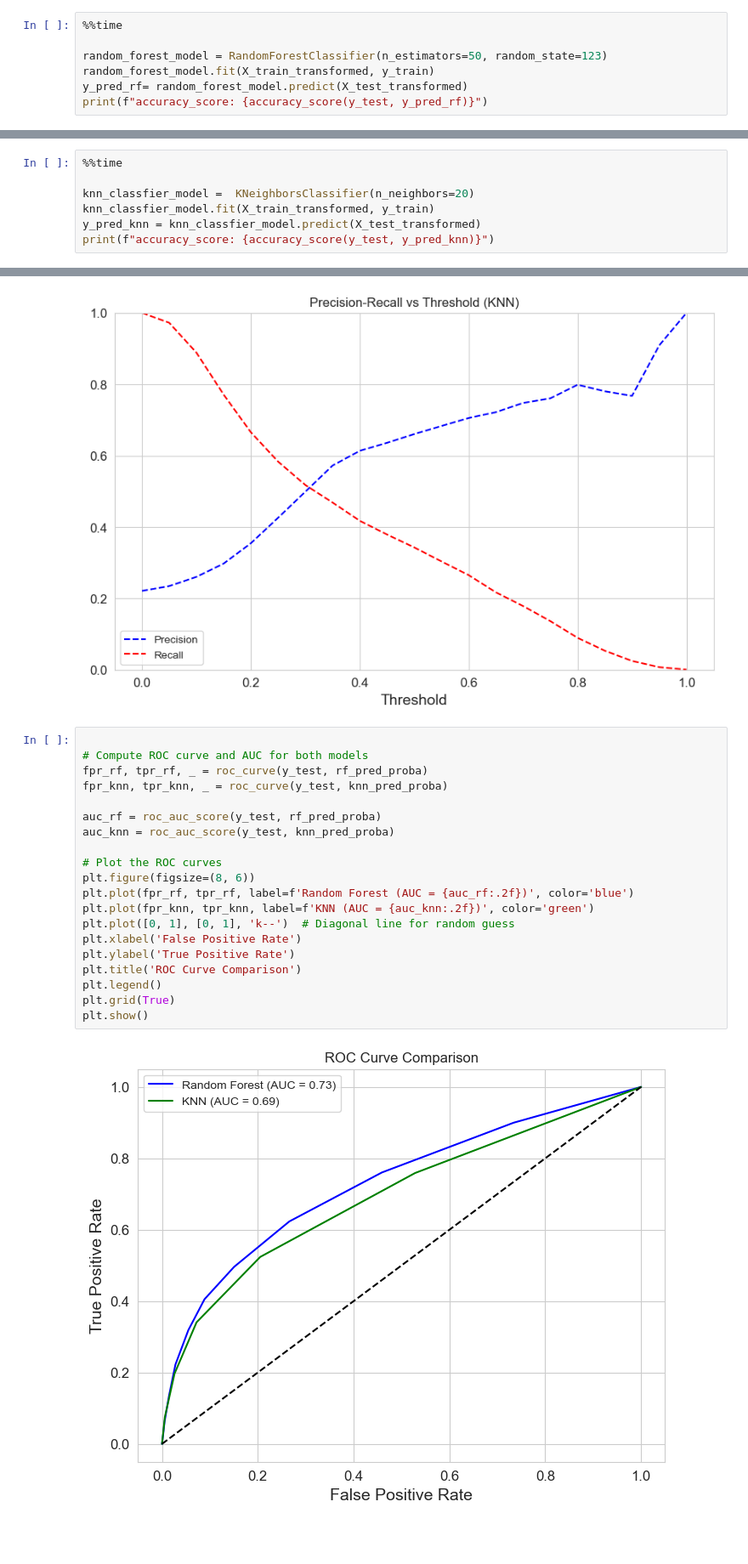
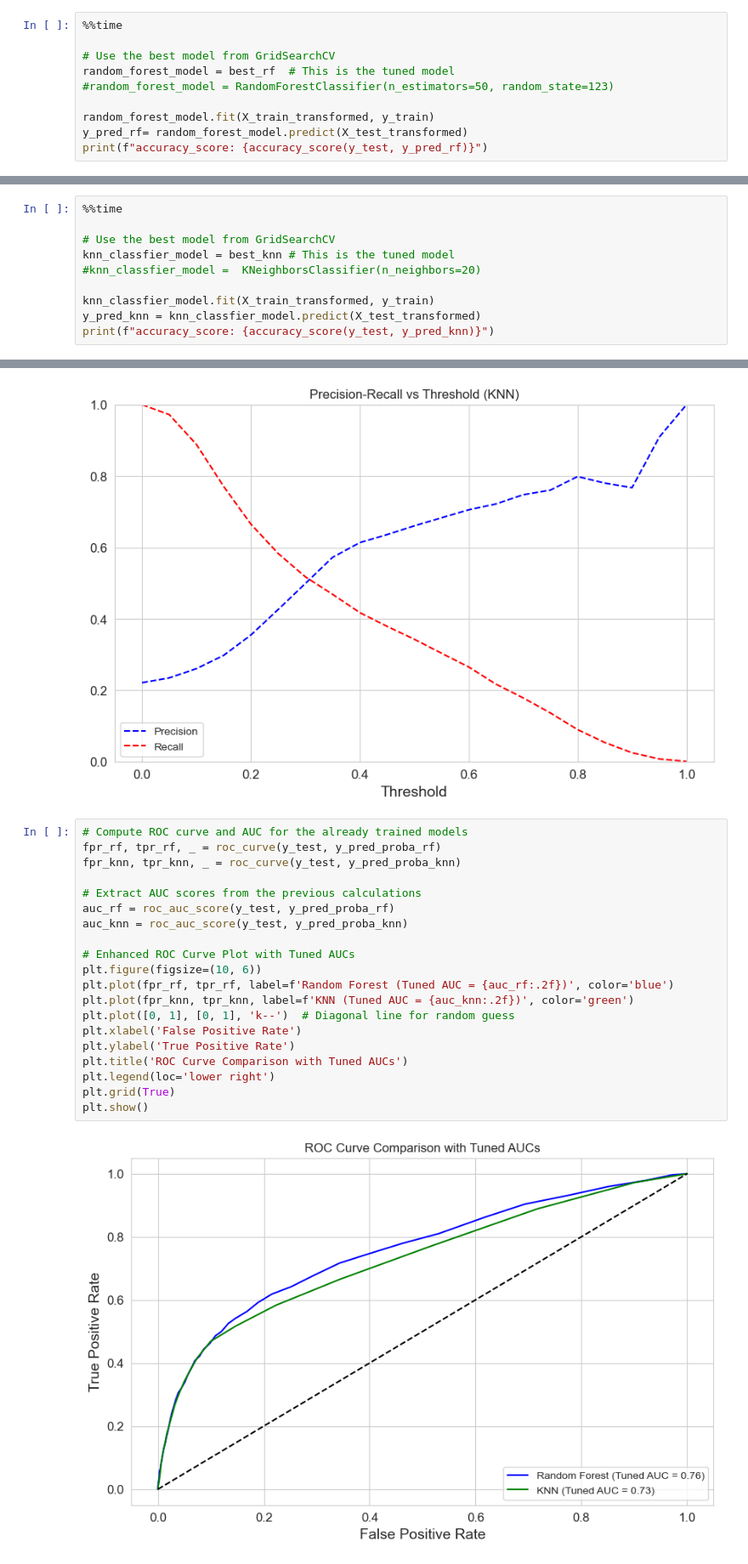
Before and after one commit to JordanVercillo/data_science, a Jupyter notebook: machine_learning/assignments/assignment1.ipynb, the cells around one changed output, grey strips where cells are left out. Shown at 85% size. Drawn from its saved outputs; the diff is of its cells as text; blank space fills up the shorter version.

```diff
--- a/machine_learning/assignments/assignment1.ipynb
+++ b/machine_learning/assignments/assignment1.ipynb
@@ -520,7 +520,10 @@ KNN best score (CV AUC): 0.7373200110293013
 # %%
 %%time
 
-random_forest_model = RandomForestClassifier(n_estimators=50, random_state=123)
+# Use the best model from GridSearchCV
+random_forest_model = best_rf  # This is the tuned model
+#random_forest_model = RandomForestClassifier(n_estimators=50, random_state=123)
+
 random_forest_model.fit(X_train_transformed, y_train)
 y_pred_rf= random_forest_model.predict(X_test_transformed)
 print(f"accuracy_score: {accuracy_score(y_test, y_pred_rf)}")
@@ -574,7 +577,10 @@ roc_auc_score: 0.7558417731388657
 # %%
 %%time
 
-knn_classfier_model =  KNeighborsClassifier(n_neighbors=20)
+# Use the best model from GridSearchCV
+knn_classfier_model = best_knn # This is the tuned model
+#knn_classfier_model =  KNeighborsClassifier(n_neighbors=20)
+
 knn_classfier_model.fit(X_train_transformed, y_train)
 y_pred_knn = knn_classfier_model.predict(X_test_transformed)
 print(f"accuracy_score: {accuracy_score(y_test, y_pred_knn)}")
@@ -647,27 +653,27 @@ plt.show()
 [figure]
 [figure]
 # %%
+# Compute ROC curve and AUC for the already trained models
+fpr_rf, tpr_rf, _ = roc_curve(y_test, y_pred_proba_rf)
+fpr_knn, tpr_knn, _ = roc_curve(y_test, y_pred_proba_knn)
 
-# Compute ROC curve and AUC for both models
-fpr_rf, tpr_rf, _ = roc_curve(y_test, rf_pred_proba)
-fpr_knn, tpr_knn, _ = roc_curve(y_test, knn_pred_proba)
+# Extract AUC scores from the previous calculations
+auc_rf = roc_auc_score(y_test, y_pred_proba_rf)
+auc_knn = roc_auc_score(y_test, y_pred_proba_knn)
 
-auc_rf = roc_auc_score(y_test, rf_pred_proba)
-auc_knn = roc_auc_score(y_test, knn_pred_proba)
-
-# Plot the ROC curves
-plt.figure(figsize=(8, 6))
-plt.plot(fpr_rf, tpr_rf, label=f'Random Forest (AUC = {auc_rf:.2f})', color='blue')
-plt.plot(fpr_knn, tpr_knn, label=f'KNN (AUC = {auc_knn:.2f})', color='green')
+# Enhanced ROC Curve Plot with Tuned AUCs
+plt.figure(figsize=(10, 6))
+plt.plot(fpr_rf, tpr_rf, label=f'Random Forest (Tuned AUC = {auc_rf:.2f})', color='blue')
+plt.plot(fpr_knn, tpr_knn, label=f'KNN (Tuned AUC = {auc_knn:.2f})', color='green')
 plt.plot([0, 1], [0, 1], 'k--')  # Diagonal line for random guess
 plt.xlabel('False Positive Rate')
 plt.ylabel('True Positive Rate')
-plt.title('ROC Curve Comparison')
-plt.legend()
+plt.title('ROC Curve Comparison with Tuned AUCs')
+plt.legend(loc='lower right')
 plt.grid(True)
 plt.show()
 # %% [output]
-[figure, old version]
+[figure, new version]
 # %%
 ConfusionMatrixDisplay.from_estimator(random_forest_model, X_test_transformed, y_test)
 plt.title('Confusion Matrix - Random Forest')
```
Also changed, not shown: parts of 3 cells of this notebook.
